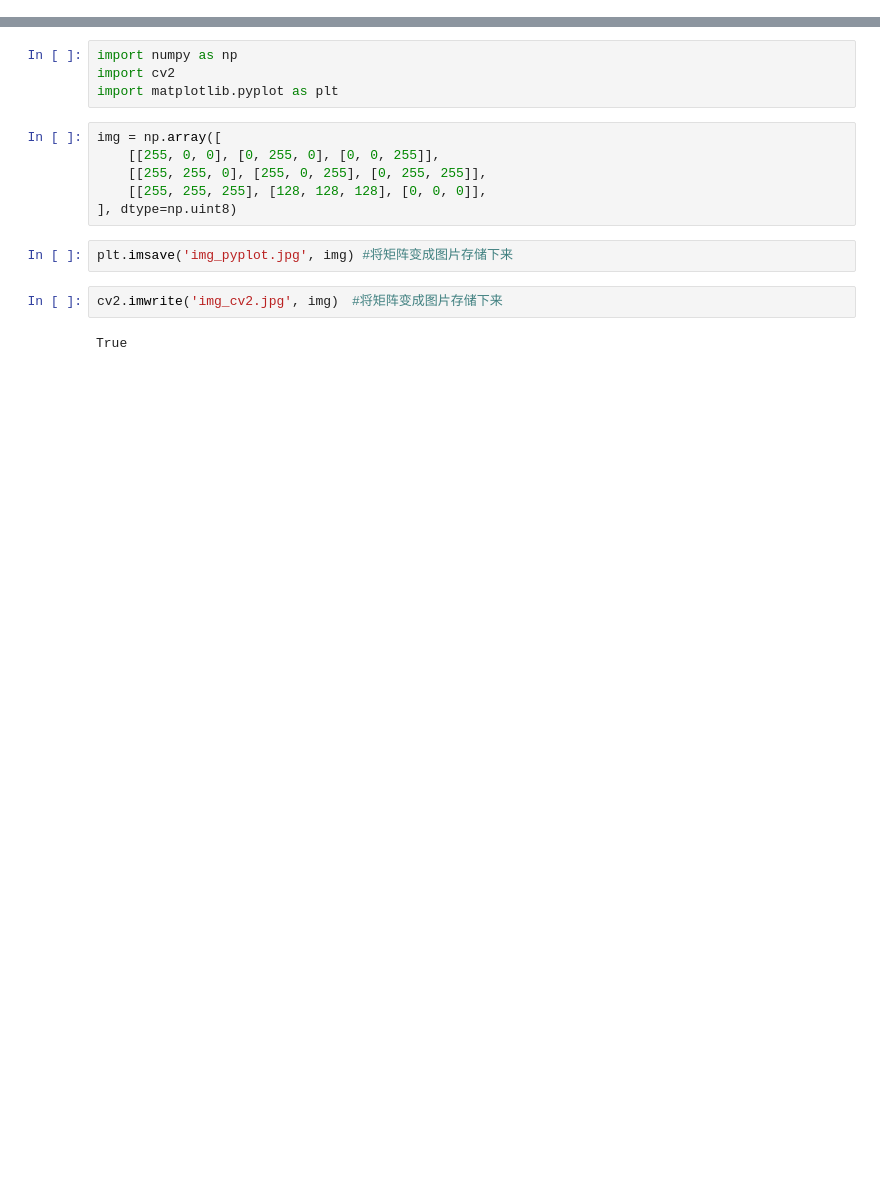
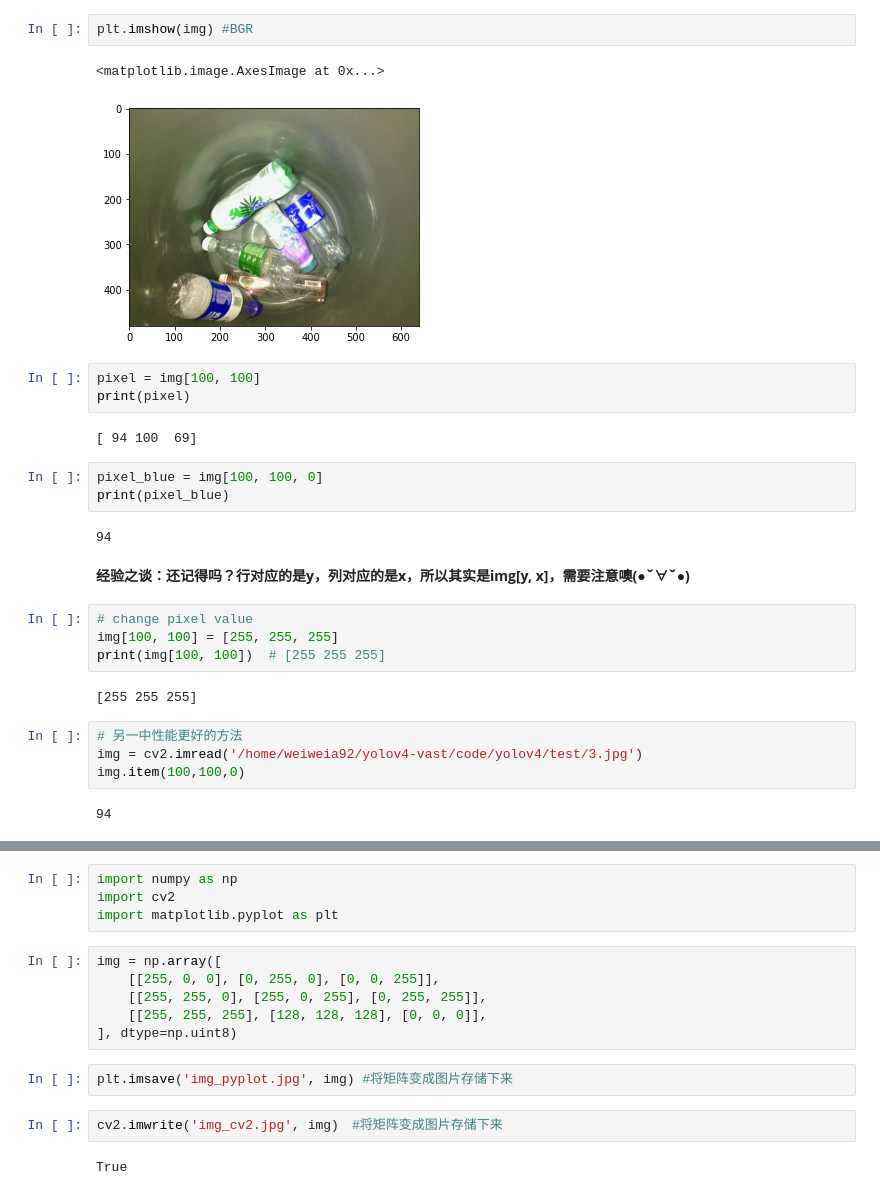
Before and after one commit to weiweia92/Learning-Note, a Jupyter notebook: learning_python/opencv.ipynb, the cells around one changed output, grey strips where cells are left out. Cells and saved outputs as stored; diff of their text form; blank space fills up the shorter version.

```diff
--- a/learning_python/opencv.ipynb
+++ b/learning_python/opencv.ipynb
@@ -0,0 +36,29 @@
+# %%
+plt.imshow(img) #BGR
+# %% [output]
+<matplotlib.image.AxesImage at 0x...>
+[figure, added]
+# %%
+pixel = img[100, 100]
+print(pixel)
+# %% [output]
+[ 94 100  69]
+# %%
+pixel_blue = img[100, 100, 0]
+print(pixel_blue)
+# %% [output]
+94
+# %% [markdown]
+**经验之谈：还记得吗？行对应的是y，列对应的是x，所以其实是img[y, x]，需要注意噢(●ˇ∀ˇ●)**
+# %%
+# change pixel value
+img[100, 100] = [255, 255, 255]
+print(img[100, 100])  # [255 255 255]
+# %% [output]
+[255 255 255]
+# %%
+# 另一中性能更好的方法
+img = cv2.imread('/home/weiweia92/yolov4-vast/code/yolov4/test/3.jpg')
+img.item(100,100,0)
+# %% [output]
+94
```
Also changed, not shown: parts of 10 cells of this notebook, 1 other file.
